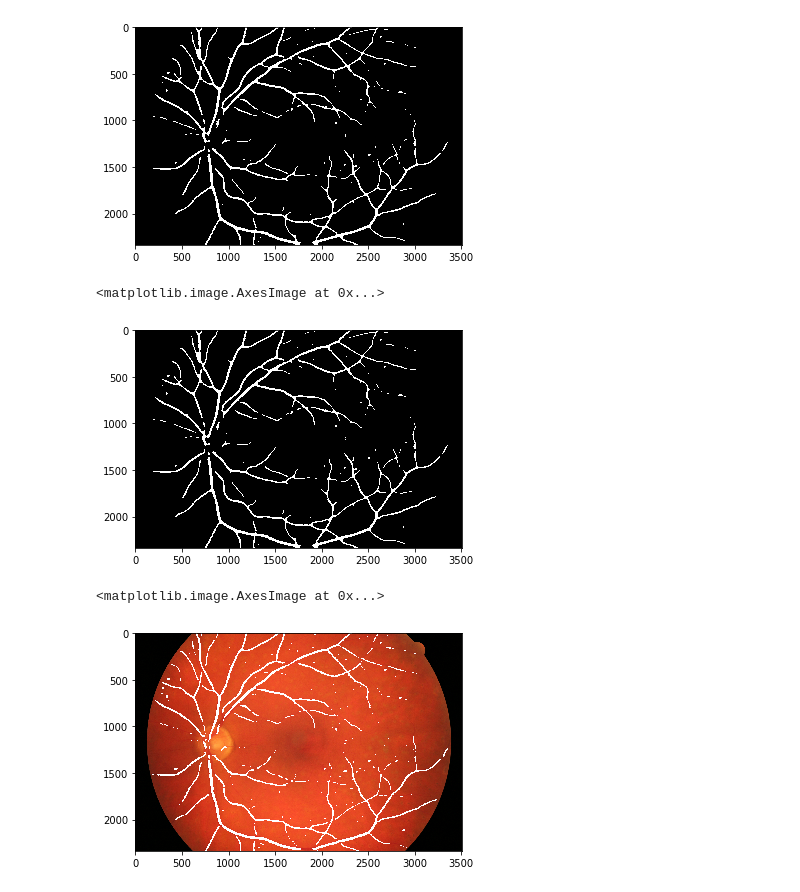
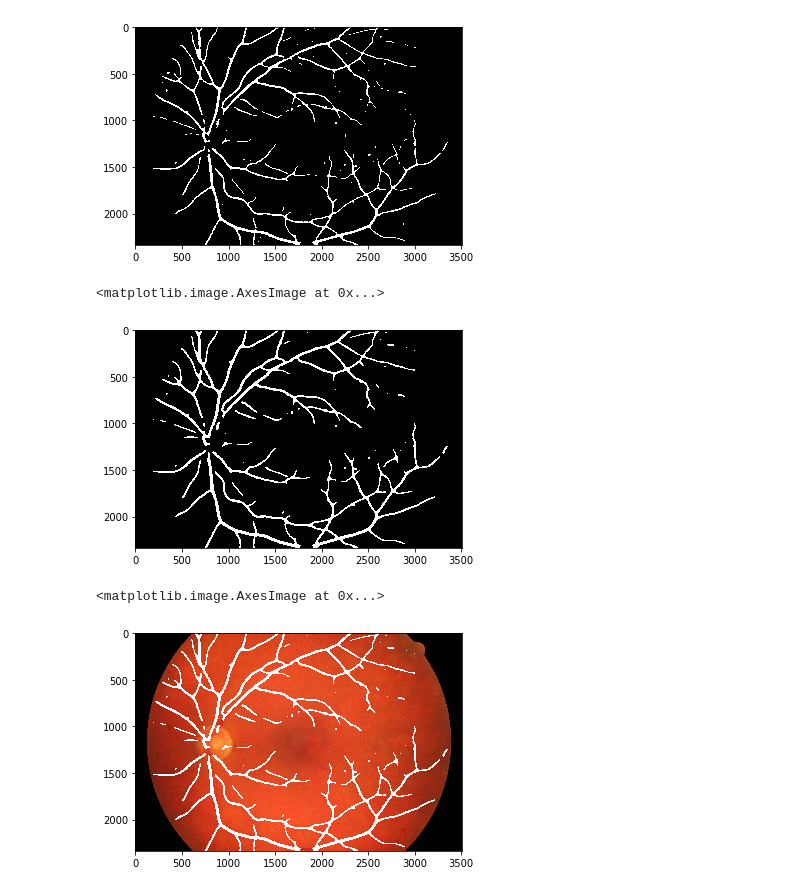
Before and after one commit to piotrjaniszewski1/Vessels-Recognition, a Jupyter notebook: vessels.ipynb, the cells around one changed output. Drawn from its saved outputs; the diff is of its cells as text; code cells hidden in the pictures.

```diff
--- a/vessels.ipynb
+++ b/vessels.ipynb
@@ -117,19 +117,28 @@ imshow(c2, cmap="gray")
 # %%
 median3 = cv2.medianBlur(c2, 9)
 median3 = cv2.medianBlur(median3, 9)
+median3 = cv2.medianBlur(median3, 9)
+median3 = cv2.medianBlur(median3, 9)
+
+kernel = np.ones((5,5),np.uint8)
+dilated = cv2.dilate(median3, kernel, iterations=1)
+
+median3 = cv2.medianBlur(dilated, 13)
+median3 = cv2.medianBlur(median3, 13)
+median3 = cv2.medianBlur(median3, 13)
 
 ret, thresh4 = cv2.threshold(median3, 250, 255, cv2.THRESH_BINARY)
 imshow(thresh4, cmap="gray")
 # %% [output]
 <matplotlib.image.AxesImage at 0x...>
-[figure, old version]
+[figure, new version]
 # %%
 a = cv2.split(orginal_imnage)
 for i, x in enumerate(a):
-    x = cv2.add(x, c2)
+    x = cv2.add(x, thresh4)
     a[i] = x
 result = cv2.merge(a)[...,::-1]
 imshow(result)
 # %% [output]
 <matplotlib.image.AxesImage at 0x...>
-[figure, old version]
+[figure, new version]
```
